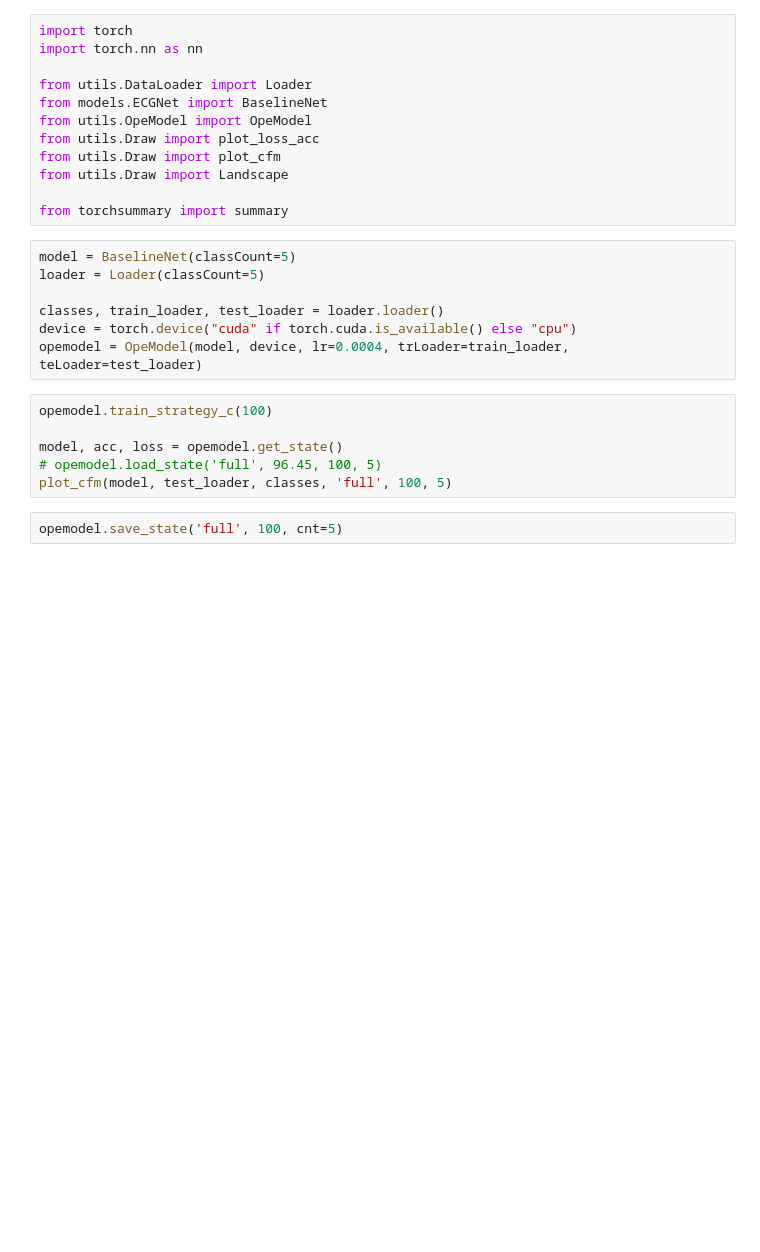
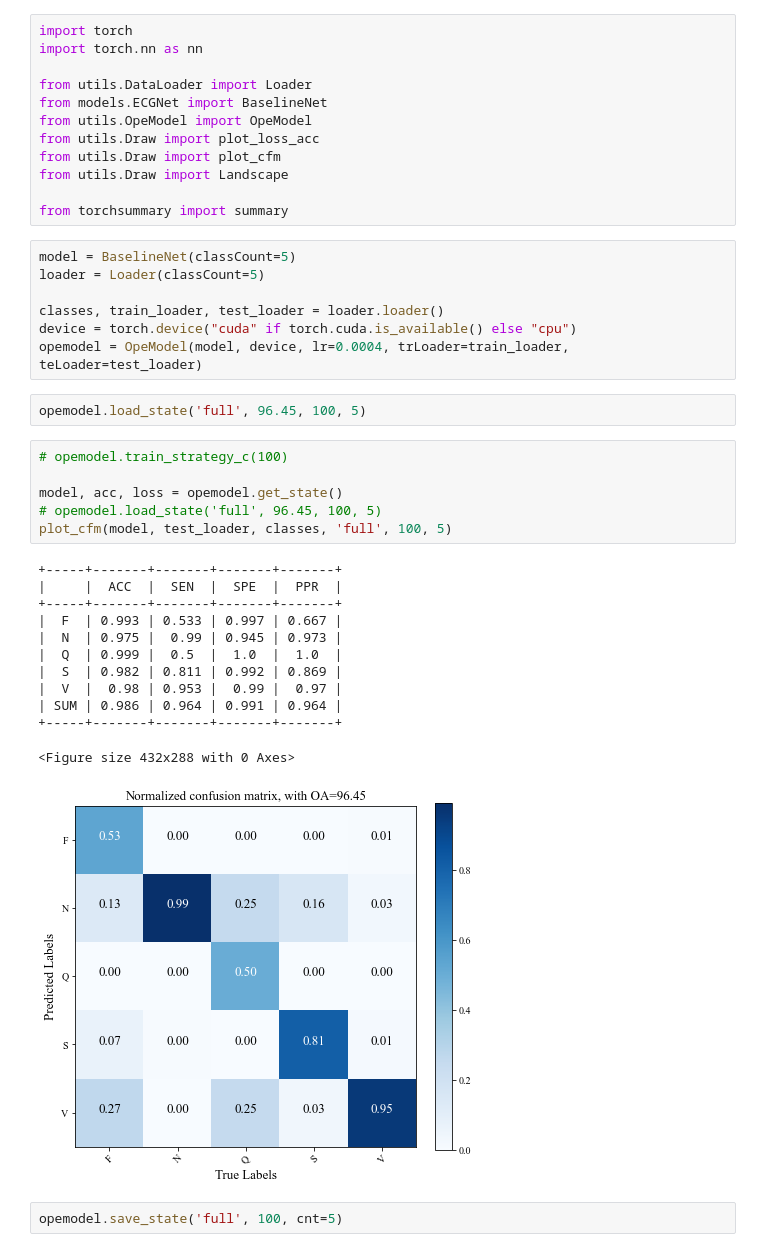
Before and after one commit to Christyao-ada/ECG-Bianrized, a Jupyter notebook: src/lagacy.ipynb, the cells around one changed output. Saved outputs shown, nothing was run; the diff lists cells and outputs as text; blank space fills up the shorter version.

```diff
--- a/src/lagacy.ipynb
+++ b/src/lagacy.ipynb
@@ -17,11 +17,26 @@ loader = Loader(classCount=5)
 classes, train_loader, test_loader = loader.loader()
 device = torch.device("cuda" if torch.cuda.is_available() else "cpu")
 opemodel = OpeModel(model, device, lr=0.0004, trLoader=train_loader, teLoader=test_loader)
+# %%
+opemodel.load_state('full', 96.45, 100, 5)
 # %%
-opemodel.train_strategy_c(100)
+# opemodel.train_strategy_c(100)
 
 model, acc, loss = opemodel.get_state()
 # opemodel.load_state('full', 96.45, 100, 5)
 plot_cfm(model, test_loader, classes, 'full', 100, 5)
+# %% [output]
++-----+-------+-------+-------+-------+
+|     |  ACC  |  SEN  |  SPE  |  PPR  |
++-----+-------+-------+-------+-------+
+|  F  | 0.993 | 0.533 | 0.997 | 0.667 |
+|  N  | 0.975 |  0.99 | 0.945 | 0.973 |
+|  Q  | 0.999 |  0.5  |  1.0  |  1.0  |
+|  S  | 0.982 | 0.811 | 0.992 | 0.869 |
+|  V  |  0.98 | 0.953 |  0.99 |  0.97 |
+| SUM | 0.986 | 0.964 | 0.991 | 0.964 |
++-----+-------+-------+-------+-------+
+<Figure size 432x288 with 0 Axes>
+[figure, added]
 # %%
 opemodel.save_state('full', 100, cnt=5)
```
Also changed, not shown: 10 other files.
